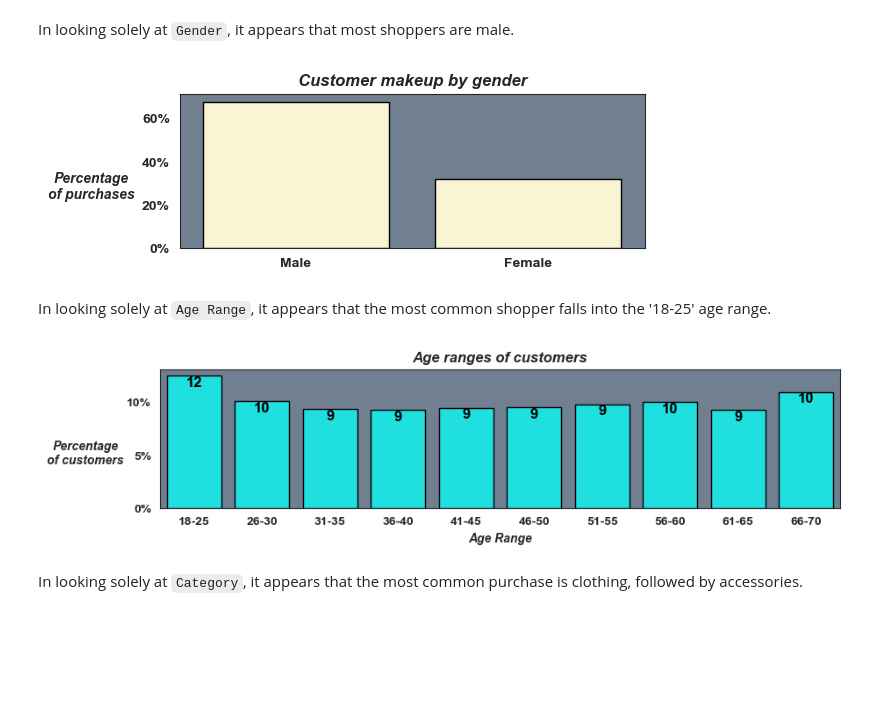
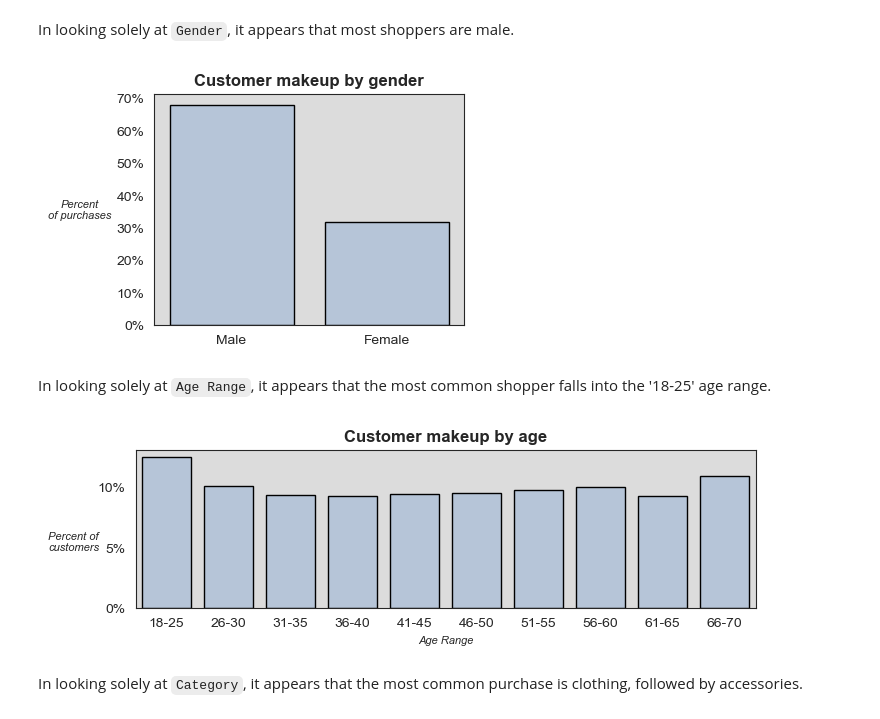
Before and after one commit to molly777yllom/DataDive3_DATA3500, a Jupyter notebook: shopping_trends.ipynb, the cells around one changed output. Drawn from its saved outputs; the diff is of its cells as text; code cells hidden in the pictures; blank space fills up the shorter version.

```diff
--- a/shopping_trends.ipynb
+++ b/shopping_trends.ipynb
@@ -264,24 +264,24 @@ In looking solely at `Gender`, it appears that most shoppers are male.
 # %%
 # Plot: Number of customers by gender (as % of total)
 gender_counts = shopping['Gender'].value_counts(normalize=True) * 100  # calculate the percentage of purchase count by each gender
 gender_percentage = gender_counts.reset_index()  # convert the series to dataframe (with the two columns below)  for plotting
 gender_percentage.columns = ['Gender', 'Percentage']
-f, ax = plt.subplots(figsize=(6, 2))  # set up plot and styles
+f, ax = plt.subplots(figsize=(4, 3))  # set up plot and styles
 plt.subplots_adjust(hspace=0.3, wspace=0.5)
 sns.set_style('white')
-sns.barplot(x="Gender", y="Percentage", data=gender_percentage, color='lemonchiffon', edgecolor='black', ax=ax)  # set up barplot
-ax.set_title('Customer makeup by gender', fontsize=12, weight='bold', style='italic', y=1)  # set overall plot title
+sns.barplot(x="Gender", y="Percentage", data=gender_percentage, color='lightsteelblue', edgecolor='black', ax=ax)  # set up barplot
+ax.set_title('Customer makeup by gender', fontsize=12, weight='bold')  # set overall plot title
 ax.set_xlabel('', weight='bold', style='italic', size=12)  # set y label
-ax.set_ylabel('Percentage\nof purchases', weight='bold', style='italic', size=10, rotation=0)  # customize the y-axis label
-ax.get_yaxis().set_label_coords(-0.19,0.30)  # Adjust y-axis label position
-ax.set_facecolor('slategray')  # set background color
-for label in ax.get_xticklabels(): label.set_weight('bold')  # make x-axis tick labels bold
-for label in ax.get_yticklabels(): label.set_weight('bold')  # make y-axis tick labels bold
+ax.set_ylabel('Percent\nof purchases', style='italic', size=8, rotation=0)  # customize the y-axis label
+ax.get_yaxis().set_label_coords(-0.24,0.45)  # Adjust y-axis label position
+ax.set_facecolor('gainsboro')  # set background color
+#for label in ax.get_xticklabels(): label.set_weight('bold')  # make x-axis tick labels bold
+#for label in ax.get_yticklabels(): label.set_weight('bold')  # make y-axis tick labels bold
 formatter = FuncFormatter(to_percent)
 ax.yaxis.set_major_formatter(formatter)  # apply the formatting function to add % signs to y-axis
 plt.show()  # show the plot
 # %% [output]
-[figure, old version]
+[figure, new version]
 # %% [markdown]
 In looking solely at `Age Range`, it appears that the most common shopper falls into the '18-25' age range.
 # %%
@@ -293,28 +293,21 @@ def to_percent(tick_value, position):    # define formatting function which take
 age_counts = shopping['Age Range'].value_counts(normalize=True) * 100   # calculate the percentage of each age range category
 age_percentage = age_counts.reset_index()   # convert the series to dataframe (with the two columns below) for plotting
 age_percentage.columns = ['Age Range', 'Percentage']
-f, ax = plt.subplots(figsize=(10, 2))    # set up plot and styles
-#plt.subplots_adjust(hspace=0.3, wspace=0.5)
-# left=0.15, right=0.95, top=1.5, bottom=0.1,
+
+f, ax = plt.subplots(figsize=(8, 2))    # set up plot and styles
 f.subplots_adjust(top=0.9)
 sns.set_style('white')
-barplot = sns.barplot(x="Age Range", y="Percentage", data=age_percentage, color='cyan', edgecolor='black', ax=ax)    # establish the plot
-ax.set_title('Age ranges of customers', fontsize=12, weight='bold', style='italic', y=1)  # set overall plot title
-ax.set_xlabel('Age Range', weight='bold', style='italic', size=10) # set x label
-ax.set_ylabel('Percentage\nof customers', weight='bold', style='italic', size=10, rotation=0)  # customize the y-axis label
-ax.get_yaxis().set_label_coords(-0.11,0.30)  # Adjust y-axis label position
-ax.set_facecolor('slategray') # set background color
-for label in ax.get_xticklabels(): label.set_weight('bold') # customize x-axis tick labels
-for label in ax.get_yticklabels(): label.set_weight('bold') # customize y-axis tick labels
-# Add count labels above the bars
-for p in barplot.patches:
-    ax.text(p.get_x() + p.get_width() / 2., p.get_height(), '%d' % int(p.get_height()),
-            fontsize=12, weight='bold', color='black', ha='center', va='top')
+barplot = sns.barplot(x="Age Range", y="Percentage", data=age_percentage, color='lightsteelblue', edgecolor='black', ax=ax)    # establish the plot
+ax.set_title('Customer makeup by age', fontsize=12, weight='bold')  # set overall plot title
+ax.set_xlabel('Age Range', style='italic', size=8) # set x label
+ax.set_ylabel('Percent of\ncustomers', style='italic', size=8, rotation=0)  # customize the y-axis label
+ax.get_yaxis().set_label_coords(-0.1,0.35)  # Adjust y-axis label position
+ax.set_facecolor('gainsboro') # set background color
 formatter = FuncFormatter(to_percent)  # turns into formatter object so it can be passed to the axes
 ax.yaxis.set_major_formatter(formatter)  # apply the formatting function to add % signs to y-axis
 plt.show() # show the plot
 # %% [output]
-[figure, old version]
+[figure, new version]
 # %% [markdown]
 In looking solely at `Category`, it appears that the most common purchase is clothing, followed by accessories.
 # %%
```
Also changed, not shown: parts of 19 cells of this notebook, 2 other files.
